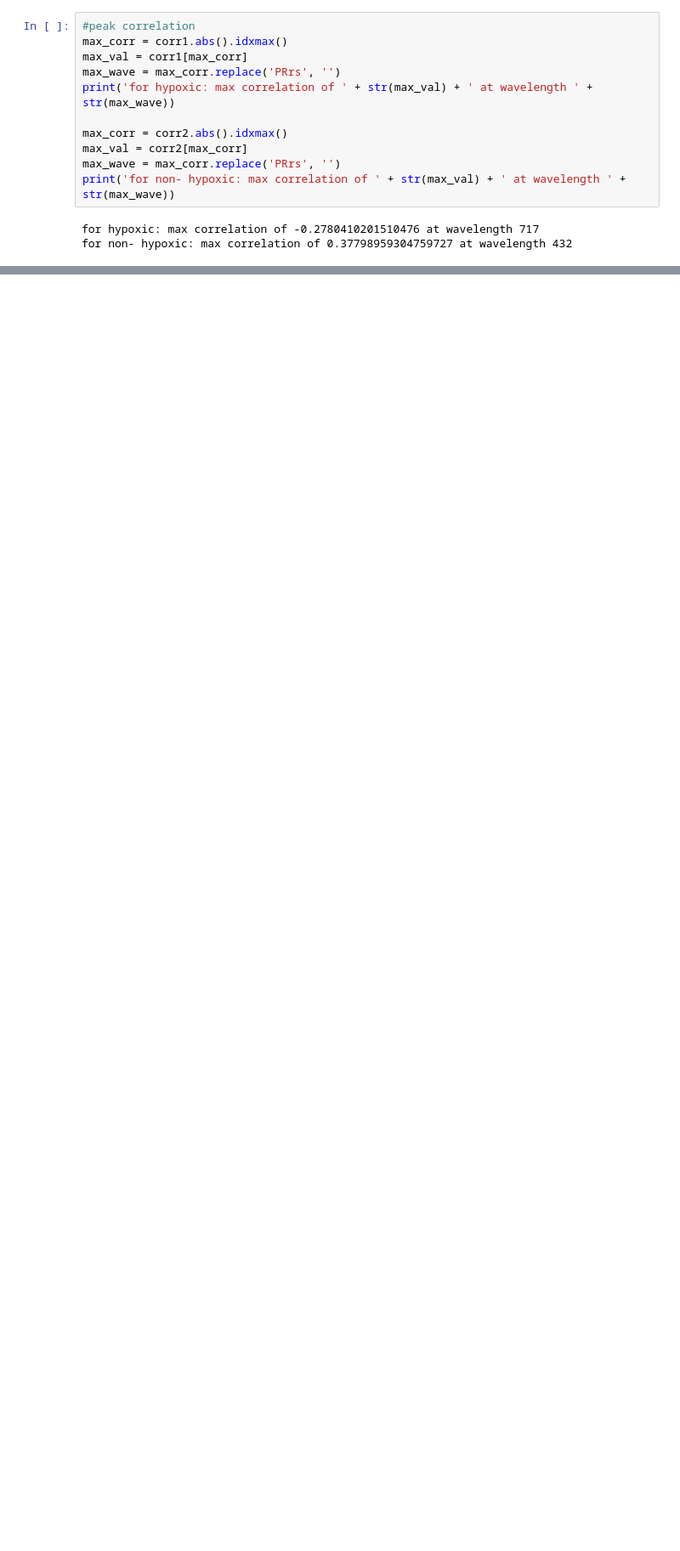
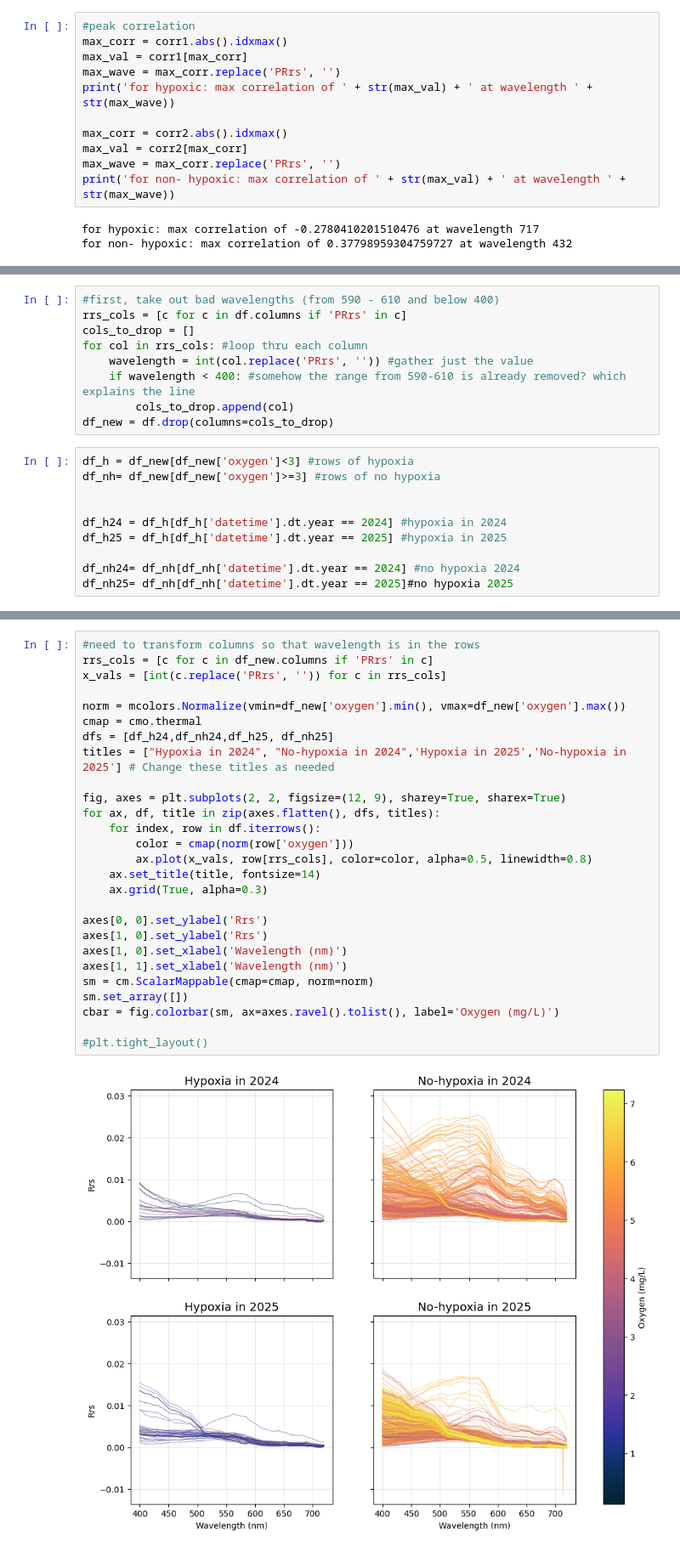
Before and after one commit to fish-pace/2026-proj-hypoxia-zones, a Jupyter notebook: contributor_folders/Giannamilton/noaa 2425 plots.ipynb, the cells around one changed output, grey strips where cells are left out. Shown at 85% size. Saved outputs shown, nothing was run; the diff lists cells and outputs as text; blank space fills up the shorter version.

```diff
--- a/contributor_folders/Giannamilton/noaa 2425 plots.ipynb
+++ b/contributor_folders/Giannamilton/noaa 2425 plots.ipynb
@@ -230,0 +215,19 @@ for non- hypoxic: max correlation of 0.37798959304759727 at wavelength 432
+# %%
+#first, take out bad wavelengths (from 590 - 610 and below 400)
+rrs_cols = [c for c in df.columns if 'PRrs' in c]
+cols_to_drop = []
+for col in rrs_cols: #loop thru each column
+    wavelength = int(col.replace('PRrs', '')) #gather just the value
+    if wavelength < 400: #somehow the range from 590-610 is already removed? which explains the line
+        cols_to_drop.append(col)
+df_new = df.drop(columns=cols_to_drop)
+# %%
+df_h = df_new[df_new['oxygen']<3] #rows of hypoxia
+df_nh= df_new[df_new['oxygen']>=3] #rows of no hypoxia
+
+
+df_h24 = df_h[df_h['datetime'].dt.year == 2024] #hypoxia in 2024
+df_h25 = df_h[df_h['datetime'].dt.year == 2025] #hypoxia in 2025
+
+df_nh24= df_nh[df_nh['datetime'].dt.year == 2024] #no hypoxia 2024
+df_nh25= df_nh[df_nh['datetime'].dt.year == 2025]#no hypoxia 2025
@@ -230,0 +313,29 @@ for non- hypoxic: max correlation of 0.37798959304759727 at wavelength 432
+# %%
+#need to transform columns so that wavelength is in the rows
+rrs_cols = [c for c in df_new.columns if 'PRrs' in c]
+x_vals = [int(c.replace('PRrs', '')) for c in rrs_cols]
+
+norm = mcolors.Normalize(vmin=df_new['oxygen'].min(), vmax=df_new['oxygen'].max())
+cmap = cmo.thermal
+dfs = [df_h24,df_nh24,df_h25, df_nh25]
+titles = ["Hypoxia in 2024", "No-hypoxia in 2024",'Hypoxia in 2025','No-hypoxia in 2025'] # Change these titles as needed
+
+fig, axes = plt.subplots(2, 2, figsize=(12, 9), sharey=True, sharex=True)
+for ax, df, title in zip(axes.flatten(), dfs, titles):
+    for index, row in df.iterrows():
+        color = cmap(norm(row['oxygen']))
+        ax.plot(x_vals, row[rrs_cols], color=color, alpha=0.5, linewidth=0.8)
+    ax.set_title(title, fontsize=14)
+    ax.grid(True, alpha=0.3)
+
+axes[0, 0].set_ylabel('Rrs')
+axes[1, 0].set_ylabel('Rrs')
+axes[1, 0].set_xlabel('Wavelength (nm)')
+axes[1, 1].set_xlabel('Wavelength (nm)')
+sm = cm.ScalarMappable(cmap=cmap, norm=norm)
+sm.set_array([])
+cbar = fig.colorbar(sm, ax=axes.ravel().tolist(), label='Oxygen (mg/L)')
+
+#plt.tight_layout()
+# %% [output]
+[figure, added]
```
Also changed, not shown: parts of 12 cells of this notebook.
